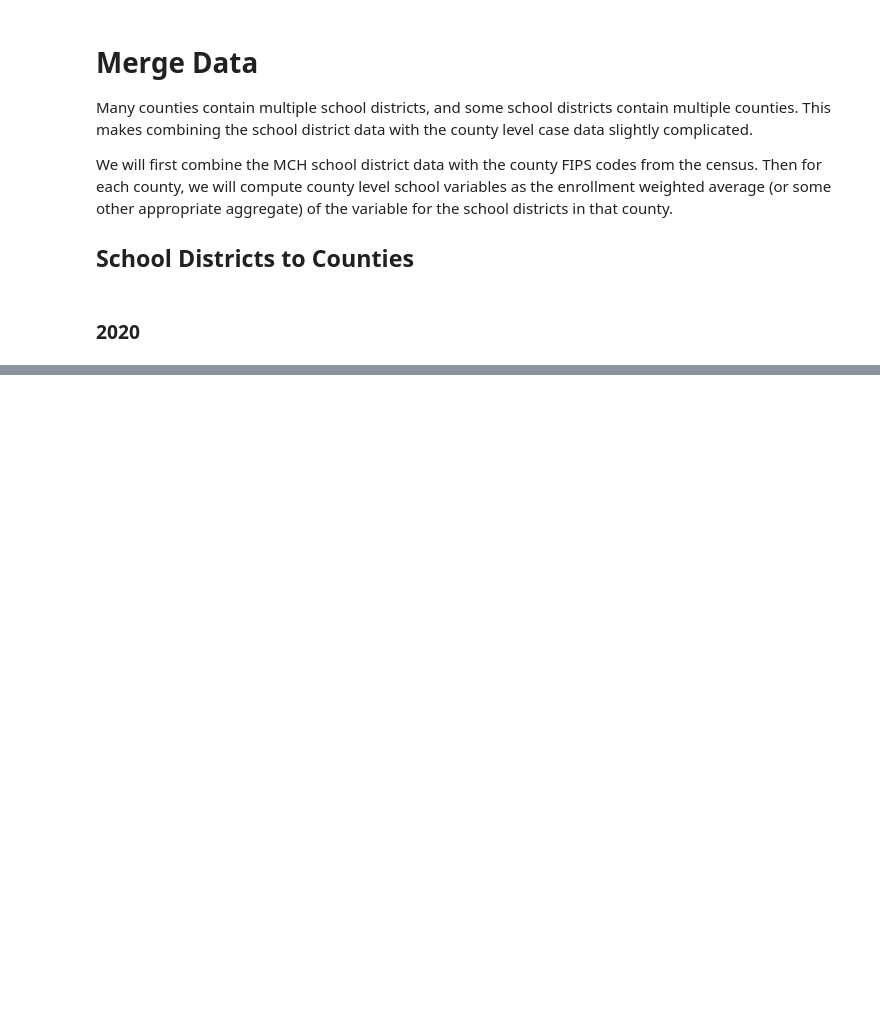
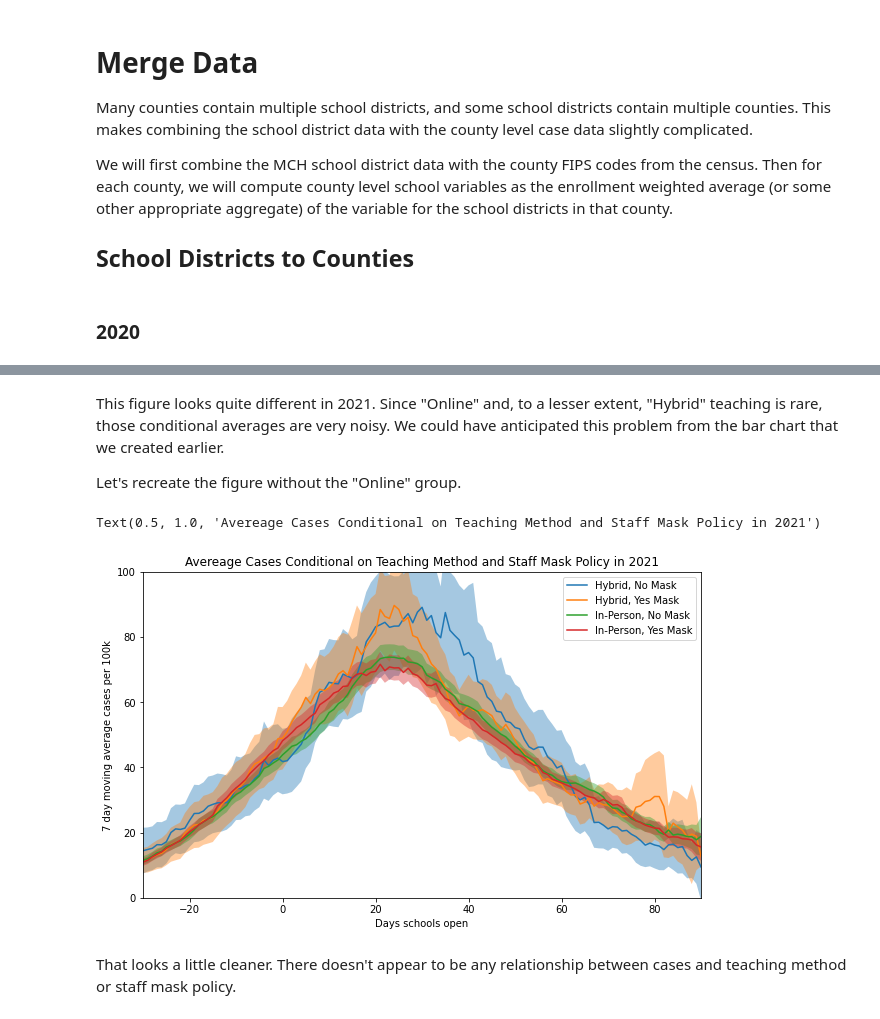
Before and after one commit to ubcecon/ECON323_2021_Fall, a Jupyter notebook: extra_notebooks/covid-schools.ipynb, the cells around one changed output, grey strips where cells are left out. Cells and saved outputs as stored; diff of their text form; code cells hidden in the pictures; blank space fills up the shorter version.

```diff
--- a/extra_notebooks/covid-schools.ipynb
+++ b/extra_notebooks/covid-schools.ipynb
@@ -269,0 +375,6 @@ countyschool
+# %%
+mdf = df.query("DaysOpen>=-30 and DaysOpen<=90 and `Teaching Unknown`<0.1 and `Masks unknown for staff`<0.5")
+mod = smf.ols(formula='cases_avg_per_100k ~ (Hybrid + Q("In-Person"))*Q("Masks required for staff")*C(DaysOpen)',
+              data=mdf)
+# %%
+res = mod.fit(cov_type='cluster', cov_kwds={'groups': mdf['fips']})
@@ -269,0 +429,23 @@ countyschool
+# %% [markdown]
+This figure looks quite different in 2021. Since "Online" and, to a lesser extent, "Hybrid" teaching is rare, those conditional averages are very noisy. We could have anticipated this problem from the bar chart that we created earlier.
+
+Let's recreate the figure without the "Online" group.
+# %%
+fig,ax = plt.subplots(figsize=(10,6))
+for name, g in sdf21.groupby('group'):
+  if name == "Online" :
+    continue
+  ax.plot(g.DaysOpen, g['mean'], label=name)
+  ax.fill_between(g.DaysOpen, g['mean_ci_lower'], g['mean_ci_upper'], alpha=0.4) #, label=name)
+
+ax.legend()
+ax.set_xlim((-30,90))
+ax.set_ylim((0,100))
+ax.set_xlabel("Days schools open")
+ax.set_ylabel("7 day moving average cases per 100k")
+ax.set_title("Avereage Cases Conditional on Teaching Method and Staff Mask Policy in 2021")
+# %% [output]
+Text(0.5, 1.0, 'Avereage Cases Conditional on Teaching Method and Staff Mask Policy in 2021')
+[figure, added]
+# %% [markdown]
+That looks a little cleaner. There doesn't appear to be any relationship between cases and teaching method or staff mask policy.
```
Also changed, not shown: parts of 34 cells of this notebook.
